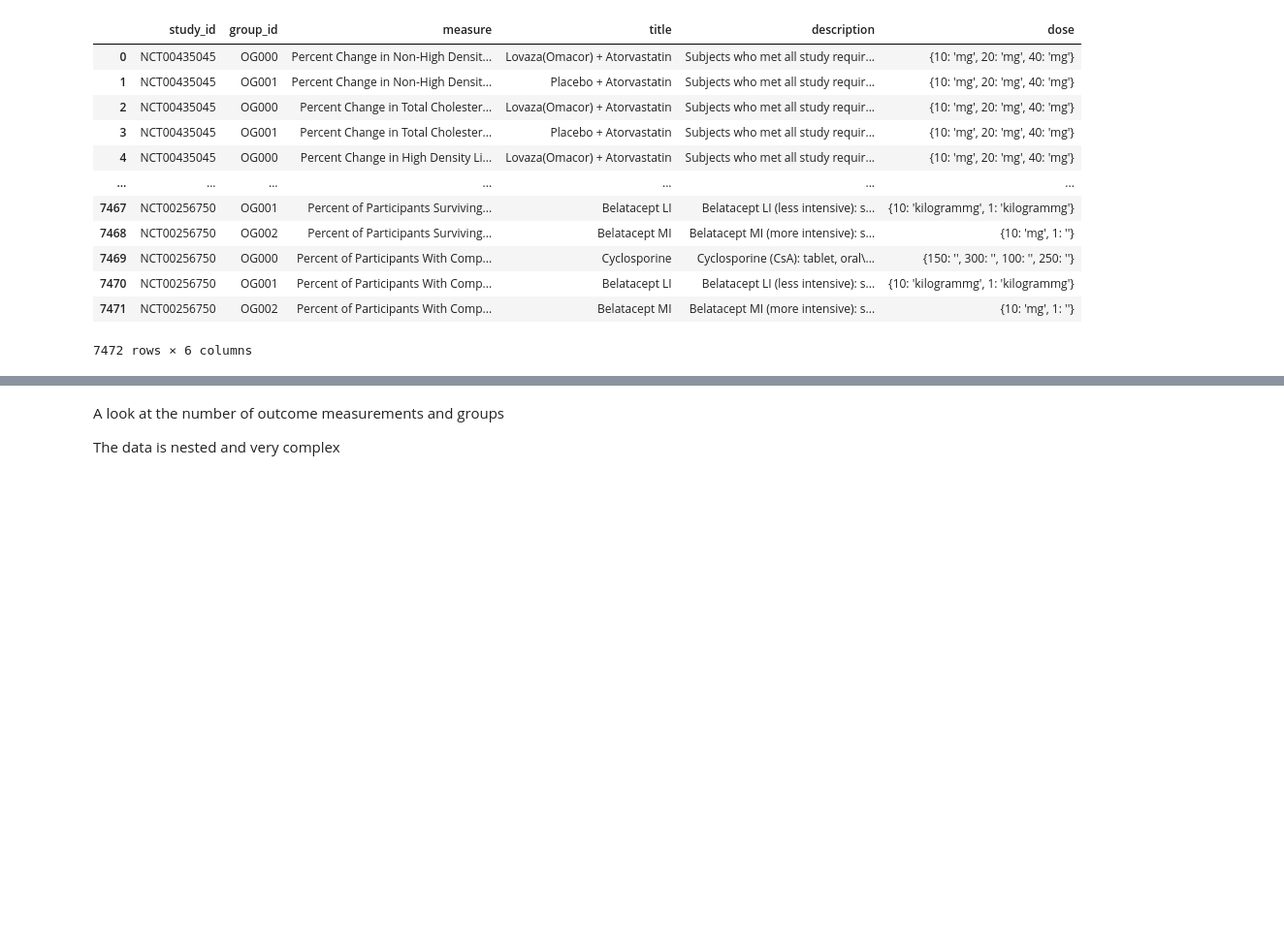
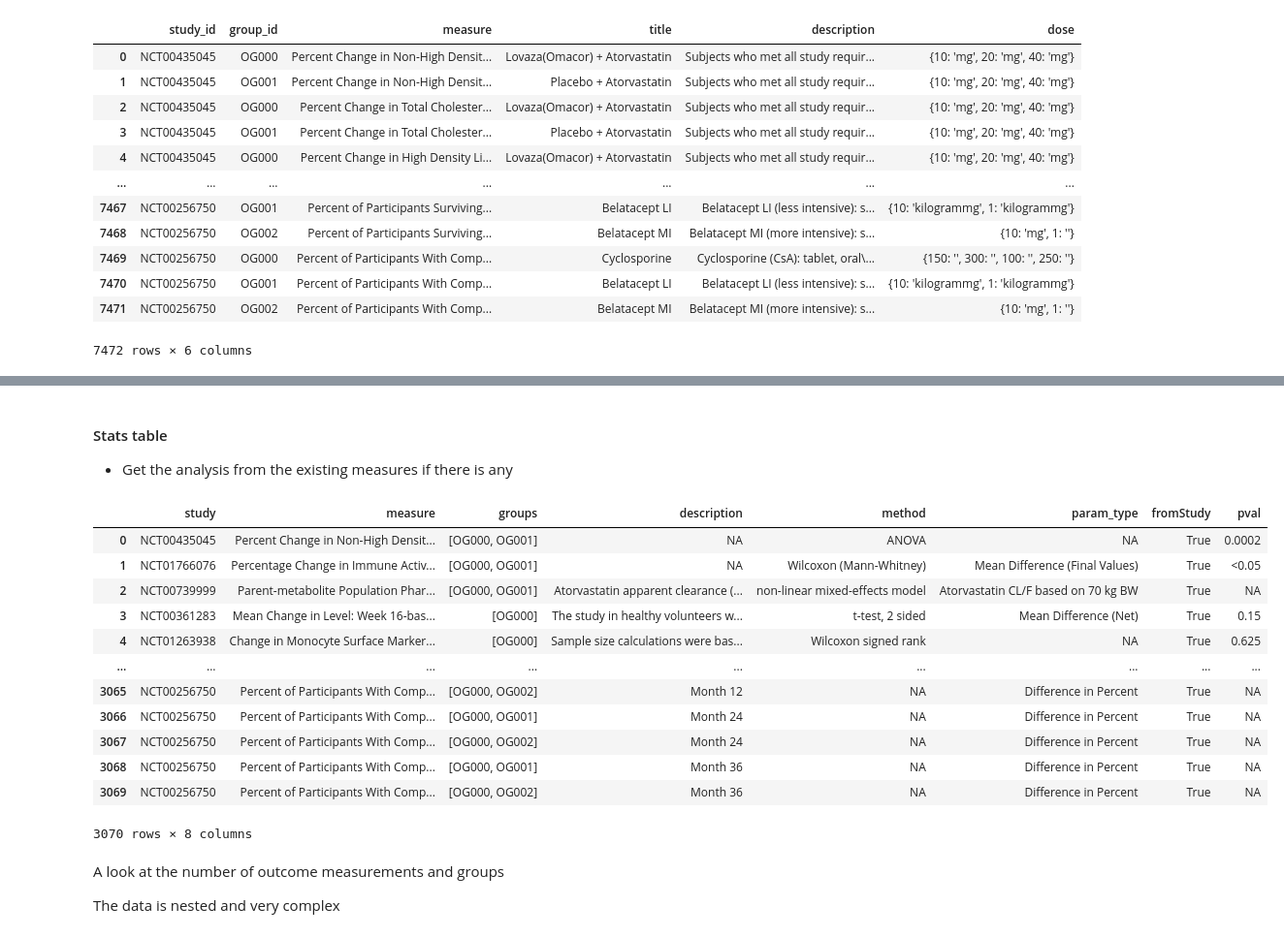
Before and after one commit to porterehunley/drugprocessing, a Jupyter notebook: ClincalTrialsPlayground.ipynb, the cells around one changed output, grey strips where cells are left out. Shown at 97% size. Cells and saved outputs as stored; diff of their text form; code cells hidden in the pictures; blank space fills up the shorter version.

Commit message:
stats table

```diff
--- a/ClincalTrialsPlayground.ipynb
+++ b/ClincalTrialsPlayground.ipynb
@@ -568,3 +577,51 @@ administrations
+# %% [markdown]
+#### Stats table
+- Get the analysis from the existing measures if there is any
+# %%
+def create_analytics_table(studies):
+    outcome_modules = get_outcome_modules(studies)
+    df = {
+        'study': [],
+        'measure': [],
+        'groups': [],
+        'description': [], # may or may not be the outcome title
+        'method': [],
+        'param_type': [],
+        'fromStudy': [],
+        'pval': []
+    }
+
+    for i, module in enumerate(outcome_modules):
+        study_id = studies[i]['Study']['ProtocolSection']['IdentificationModule']['NCTId']
+        for measure in module['OutcomeMeasureList']['OutcomeMeasure']:
+            measure_title = measure.get('OutcomeMeasureTitle', 'NA')
+            for stat in measure.get('OutcomeAnalysisList', {'OutcomeAnalysis': []})['OutcomeAnalysis']:
+                df['study'].append(study_id)
+                df['measure'].append(measure_title)
+                df['groups'].append(stat.get('OutcomeAnalysisGroupIdList', {'OutcomeAnalysisGroupId': []})['OutcomeAnalysisGroupId'])
+                df['description'].append(stat.get('OutcomeAnalysisGroupDescription', 'NA'))
+                df['method'].append(stat.get('OutcomeAnalysisStatisticalMethod', 'NA'))
+                df['param_type'].append(stat.get('OutcomeAnalysisParamType', 'NA'))
+                df['fromStudy'].append(True)
+                df['pval'].append(stat.get('OutcomeAnalysisPValue', 'NA'))
+    return df
+
+analytics = pd.DataFrame.from_dict(create_analytics_table(studies))
+analytics
+# %% [output]
+|  | study | measure | groups | description | method | param_type | fromStudy | pval |
+| 0 | NCT00435045 | Percent Change in Non-High Densit... | [OG000, OG001] | NA | ANOVA | NA | True | 0.0002 |
+| 1 | NCT01766076 | Percentage Change in Immune Activ... | [OG000, OG001] | NA | Wilcoxon (Mann-Whitney) | Mean Difference (Final Values) | True | <0.05 |
+| 2 | NCT00739999 | Parent-metabolite Population Phar... | [OG000, OG001] | Atorvastatin apparent clearance (... | non-linear mixed-effects model | Atorvastatin CL/F based on 70 kg BW | True | NA |
+| 3 | NCT00361283 | Mean Change in Level: Week 16-bas... | [OG000] | The study in healthy volunteers w... | t-test, 2 sided | Mean Difference (Net) | True | 0.15 |
+| 4 | NCT01263938 | Change in Monocyte Surface Marker... | [OG000] | Sample size calculations were bas... | Wilcoxon signed rank | NA | True | 0.625 |
+| ... | ... | ... | ... | ... | ... | ... | ... | ... |
+| 3065 | NCT00256750 | Percent of Participants With Comp... | [OG000, OG002] | Month 12 | NA | Difference in Percent | True | NA |
+| 3066 | NCT00256750 | Percent of Participants With Comp... | [OG000, OG001] | Month 24 | NA | Difference in Percent | True | NA |
+| 3067 | NCT00256750 | Percent of Participants With Comp... | [OG000, OG002] | Month 24 | NA | Difference in Percent | True | NA |
+| 3068 | NCT00256750 | Percent of Participants With Comp... | [OG000, OG001] | Month 36 | NA | Difference in Percent | True | NA |
+| 3069 | NCT00256750 | Percent of Participants With Comp... | [OG000, OG002] | Month 36 | NA | Difference in Percent | True | NA |
+3070 rows × 8 columns
 # %%
 # Get all the names used for groups
 def parse_outcome_modules(outcomes):
```
Also changed, not shown: parts of 2 cells of this notebook.
